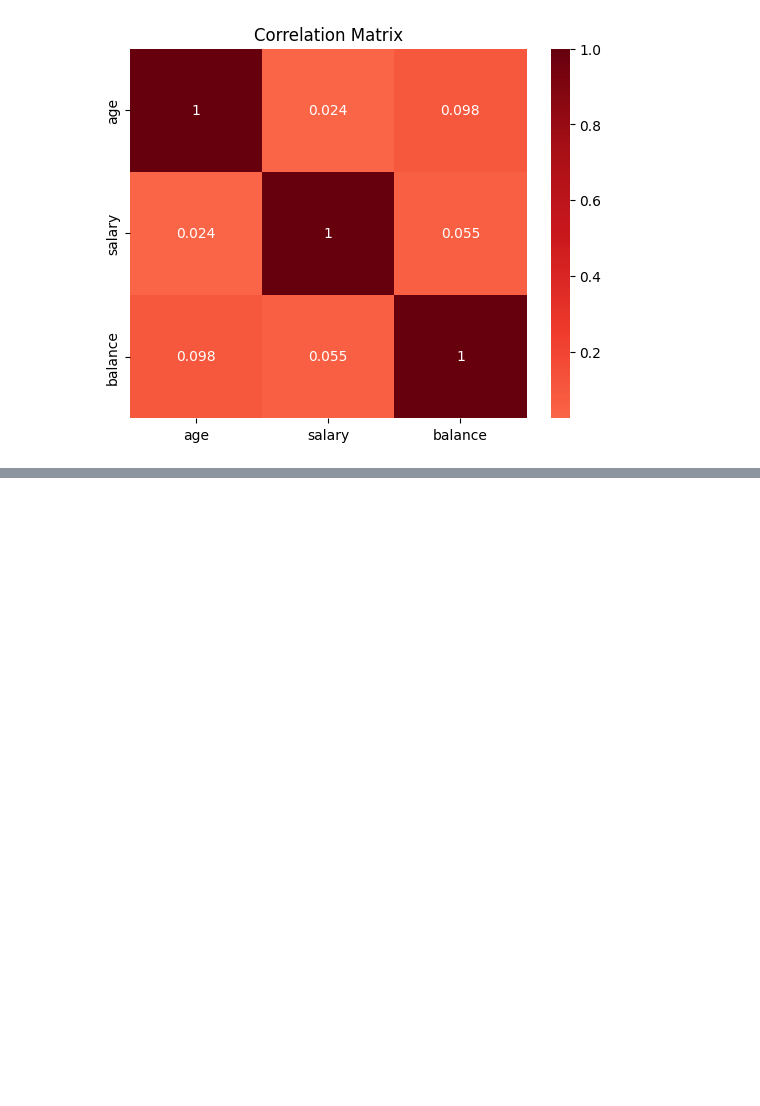
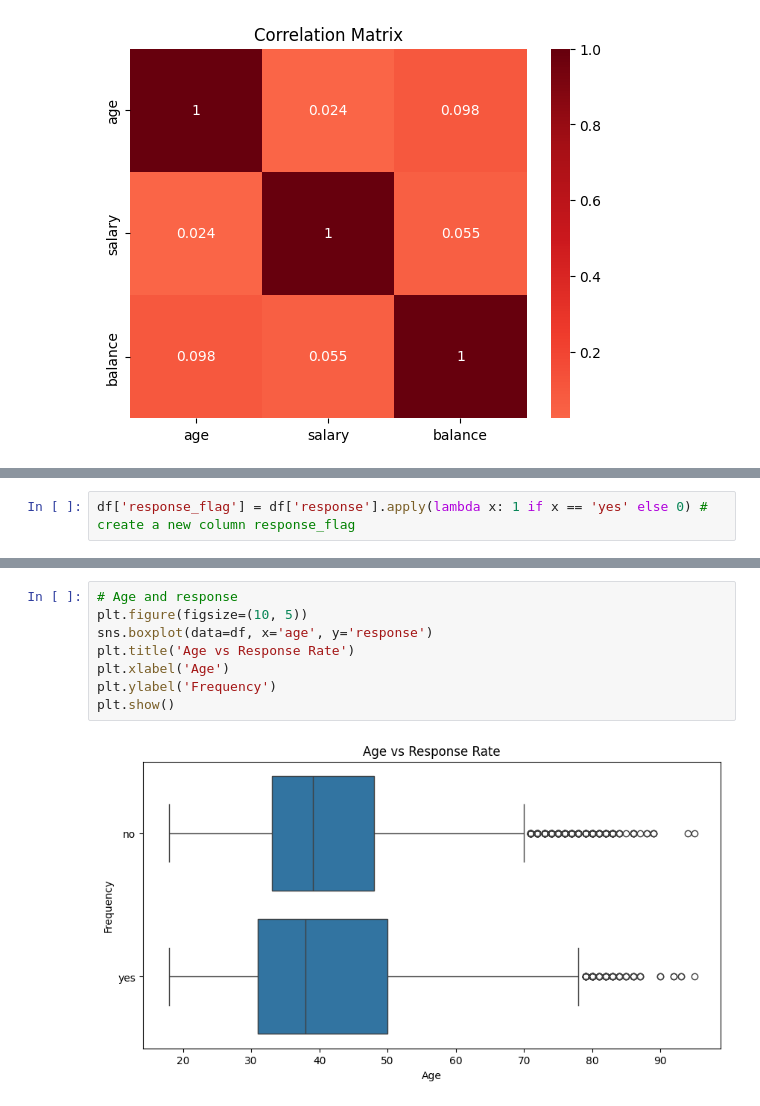
Before and after one commit to TalJa1/dc_practice, a Jupyter notebook: learning/data_toolkits.ipynb, the cells around one changed output, grey strips where cells are left out. Drawn from its saved outputs; the diff is of its cells as text; blank space fills up the shorter version.

```diff
--- a/learning/data_toolkits.ipynb
+++ b/learning/data_toolkits.ipynb
@@ -293,0 +324,2 @@ plt.show()
+# %%
+df['response_flag'] = df['response'].apply(lambda x: 1 if x == 'yes' else 0) # create a new column response_flag
@@ -293,0 +344,10 @@ plt.show()
+# %%
+# Age and response
+plt.figure(figsize=(10, 5))
+sns.boxplot(data=df, x='age', y='response')
+plt.title('Age vs Response Rate')
+plt.xlabel('Age')
+plt.ylabel('Frequency')
+plt.show()
+# %% [output]
+[figure, added]
```
Also changed, not shown: parts of 10 cells of this notebook, 1 other file.
